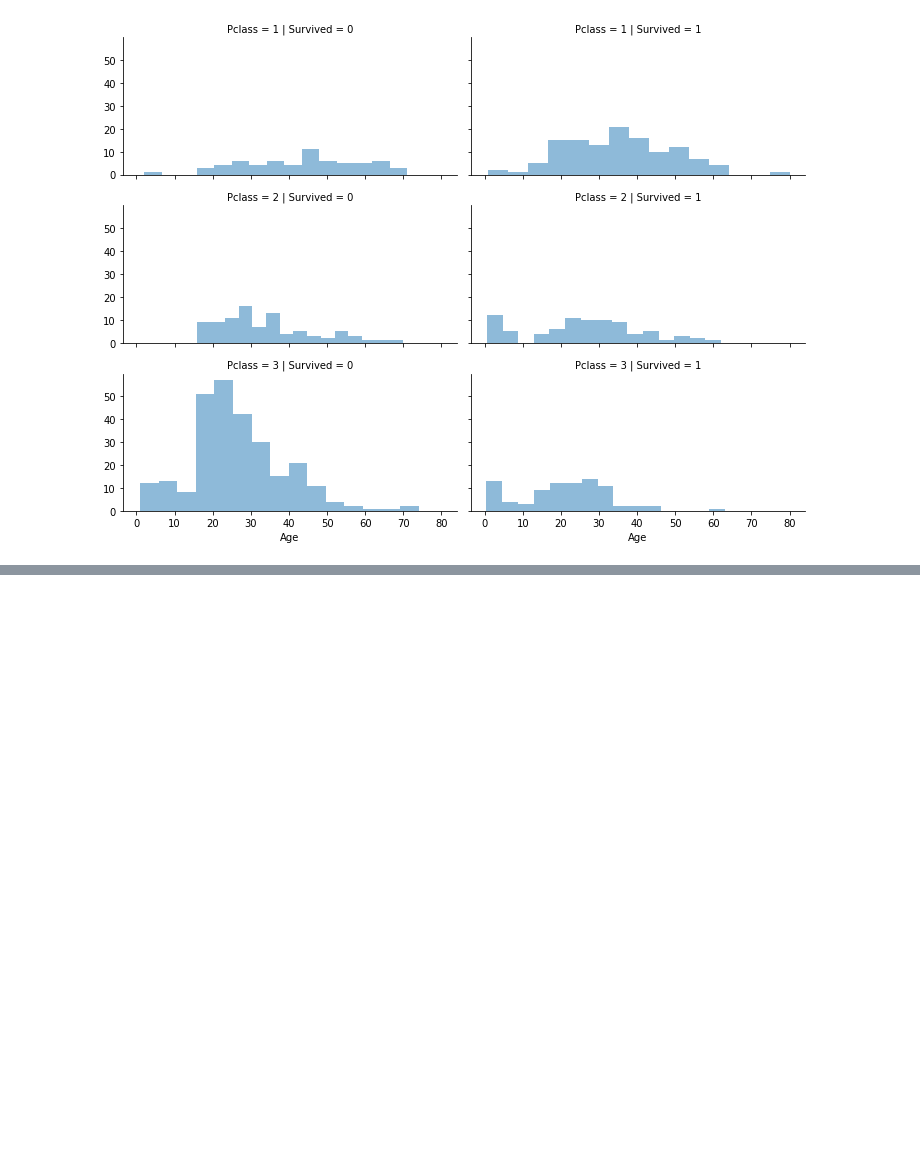
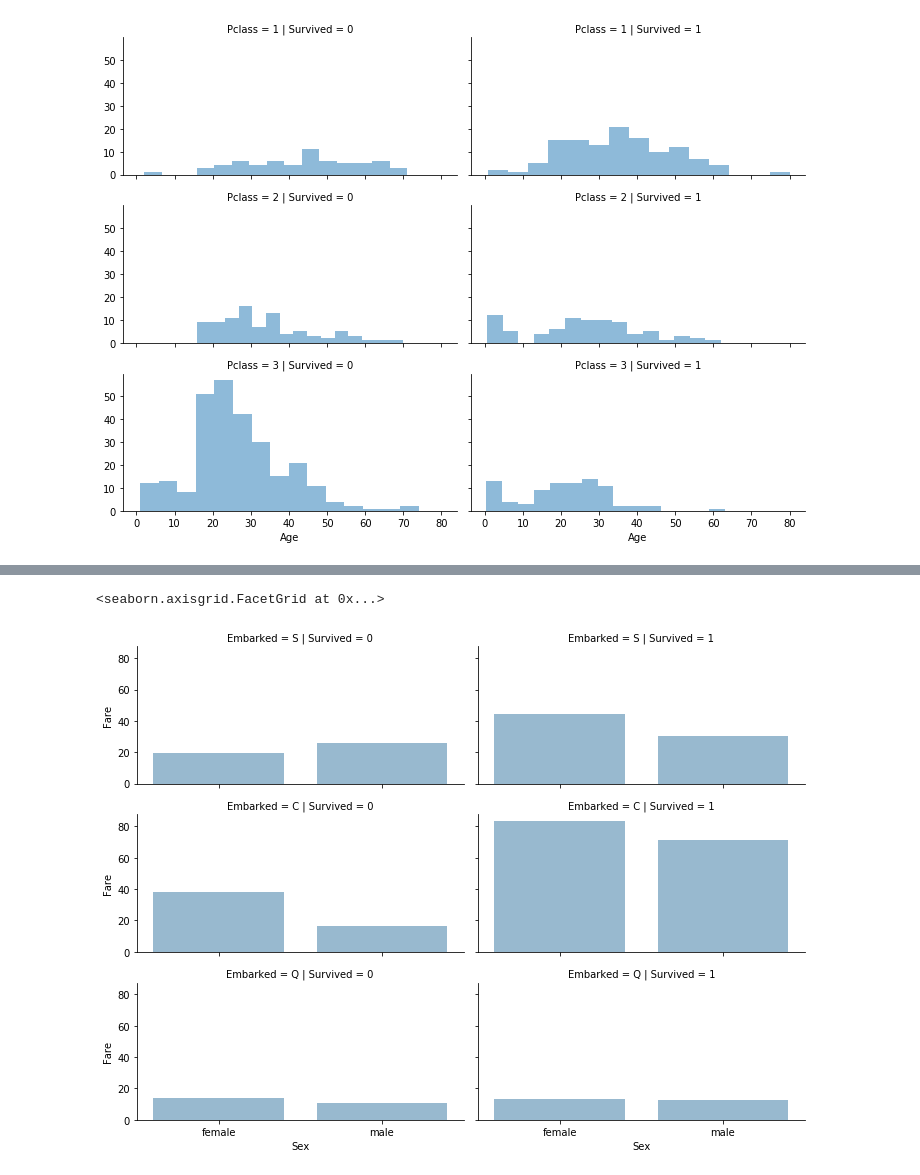
Before and after one commit to CoachCooz/Titanic-Machine-Learning, a Jupyter notebook: Machine Learning and the Titanic.ipynb, the cells around one changed output, grey strips where cells are left out. Drawn from its saved outputs; the diff is of its cells as text; code cells hidden in the pictures; blank space fills up the shorter version.

```diff
--- a/Machine Learning and the Titanic.ipynb
+++ b/Machine Learning and the Titanic.ipynb
@@ -142,0 +150,7 @@ grid.add_legend();
+# %%
+grid_2 = sns.FacetGrid(train, row='Embarked', col='Survived', height=2.5, aspect=2.0)
+grid_2.map(sns.barplot, 'Sex', 'Fare', alpha=.5, ci=None)
+grid_2.add_legend()
+# %% [output]
+<seaborn.axisgrid.FacetGrid at 0x...>
+[figure, added]
```
Also changed, not shown: parts of 2 cells of this notebook.
